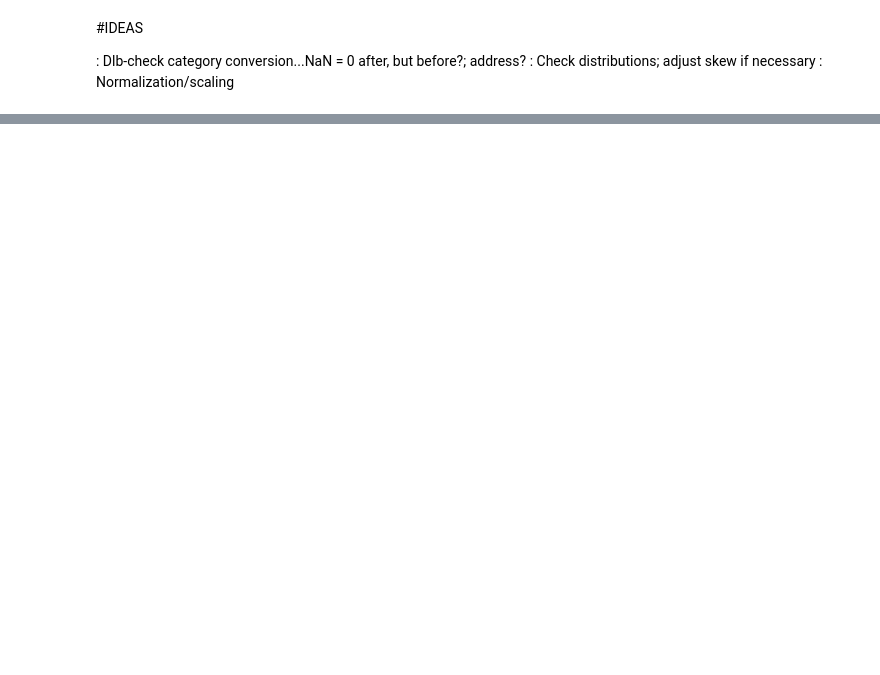
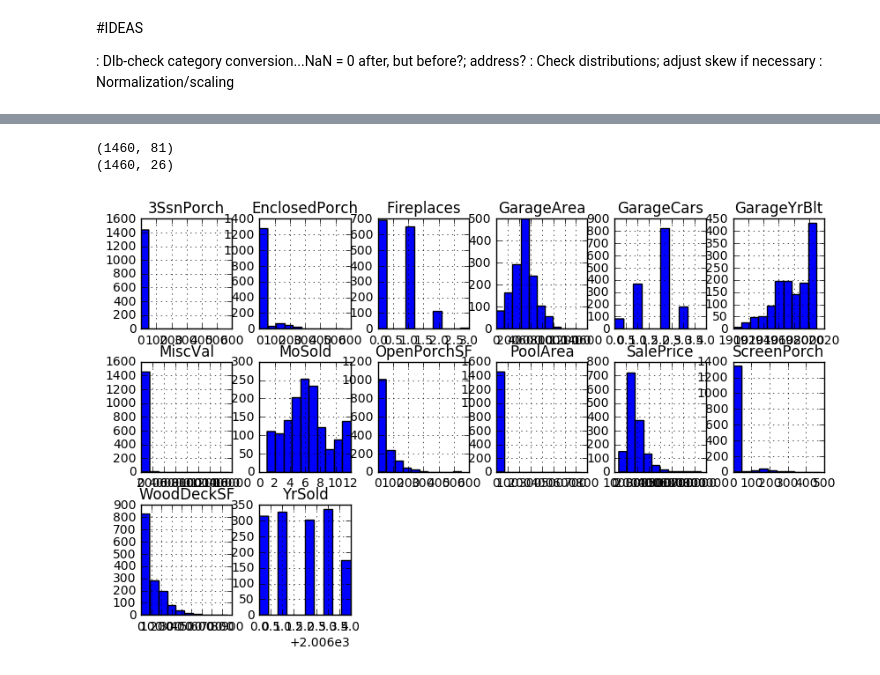
Before and after one commit to kctobin/207, a Jupyter notebook: RealEstateFinal - Jason.ipynb, the cells around one changed output, grey strips where cells are left out. Saved outputs shown, nothing was run; the diff lists cells and outputs as text; code cells hidden in the pictures; blank space fills up the shorter version.

```diff
--- a/RealEstateFinal - Jason.ipynb
+++ b/RealEstateFinal - Jason.ipynb
@@ -156,0 +120,13 @@ SaleCondition       1.000000
+# %%
+print original_train_data.shape
+
+part3_data = original_train_data[original_train_data.columns[-26:]]
+print part3_data.shape
+# %% [output]
+(1460, 81)
+(1460, 26)
+# %%
+# histograms by feature
+part3_data.hist(figsize=(10,10),layout=(5,6));
+# %% [output]
+[figure, added]
```
Also changed, not shown: parts of 16 cells of this notebook.
